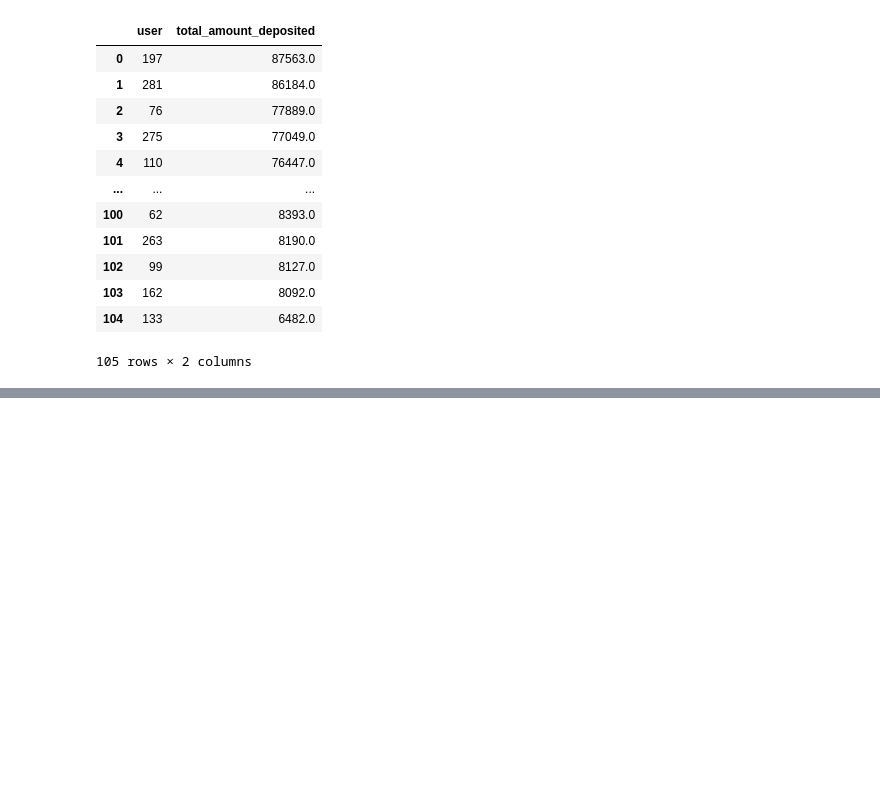
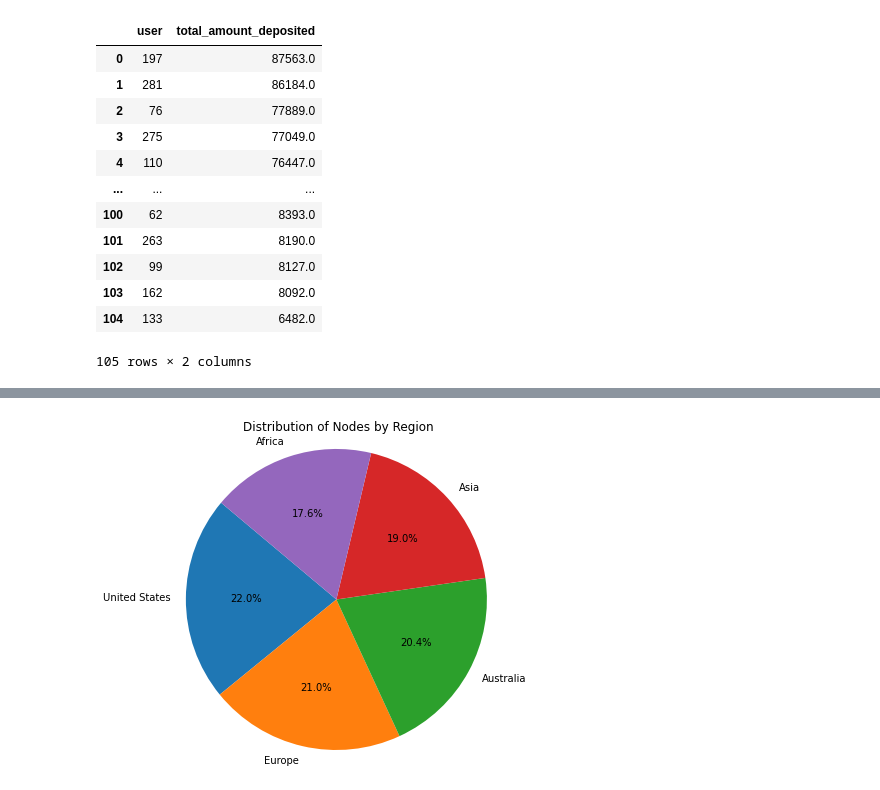
Before and after one commit to Dibieoluchi/banking_data, a Jupyter notebook: banking_data analysis.ipynb, the cells around one changed output, grey strips where cells are left out. Drawn from its saved outputs; the diff is of its cells as text; code cells hidden in the pictures; blank space fills up the shorter version.

```diff
--- a/banking_data analysis.ipynb
+++ b/banking_data analysis.ipynb
@@ -335,0 +374,10 @@ quey = """SELECT
+# %%
+query = """SELECT wr.region_name, COUNT(un.node_id) AS num_nodes
+FROM user_nodes_cleaned un
+JOIN world_regions wr ON wr.region_code = un.region_id
+GROUP BY wr.region_name
+ORDER BY num_nodes DESC;
+
+"""
+# %%
+region_with_highest_nodes = pd.read_sql_query(query,conn)
@@ -336,3 +393,14 @@ quey = """SELECT
+# %%
+region_names = region_with_highest_nodes['region_name']
+num_nodes = region_with_highest_nodes['num_nodes']
+# %%
+plt.figure(figsize=(6, 6))
+plt.pie(num_nodes, labels=region_names, autopct='%1.1f%%', startangle=140)
+plt.title('Distribution of Nodes by Region')
+plt.axis('equal')
+plt.show()
+# %% [output]
+[figure, added]
 # %%
 # # Import necessary libraries
 # import pandas as pd
```
Also changed, not shown: parts of 43 cells of this notebook.
